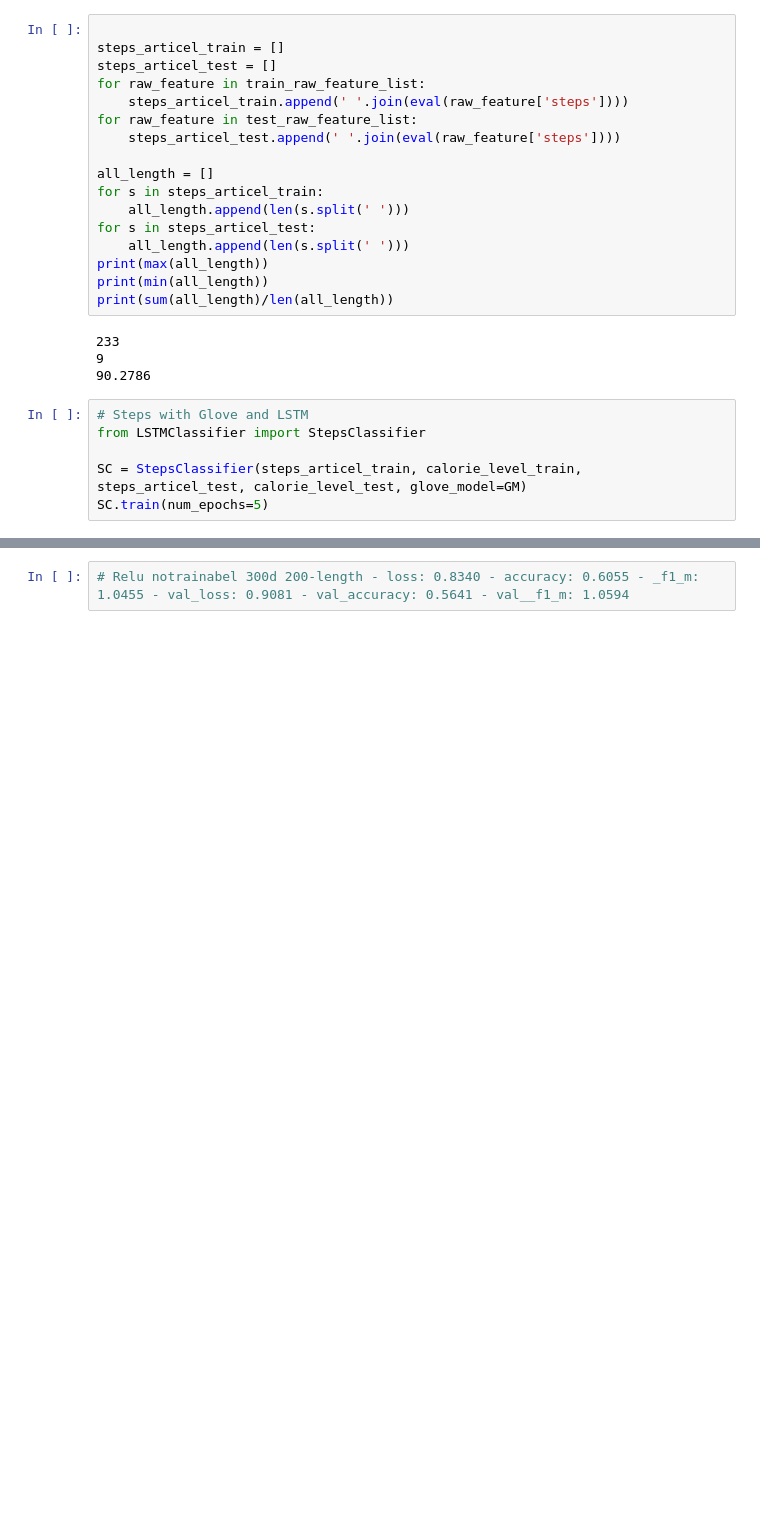
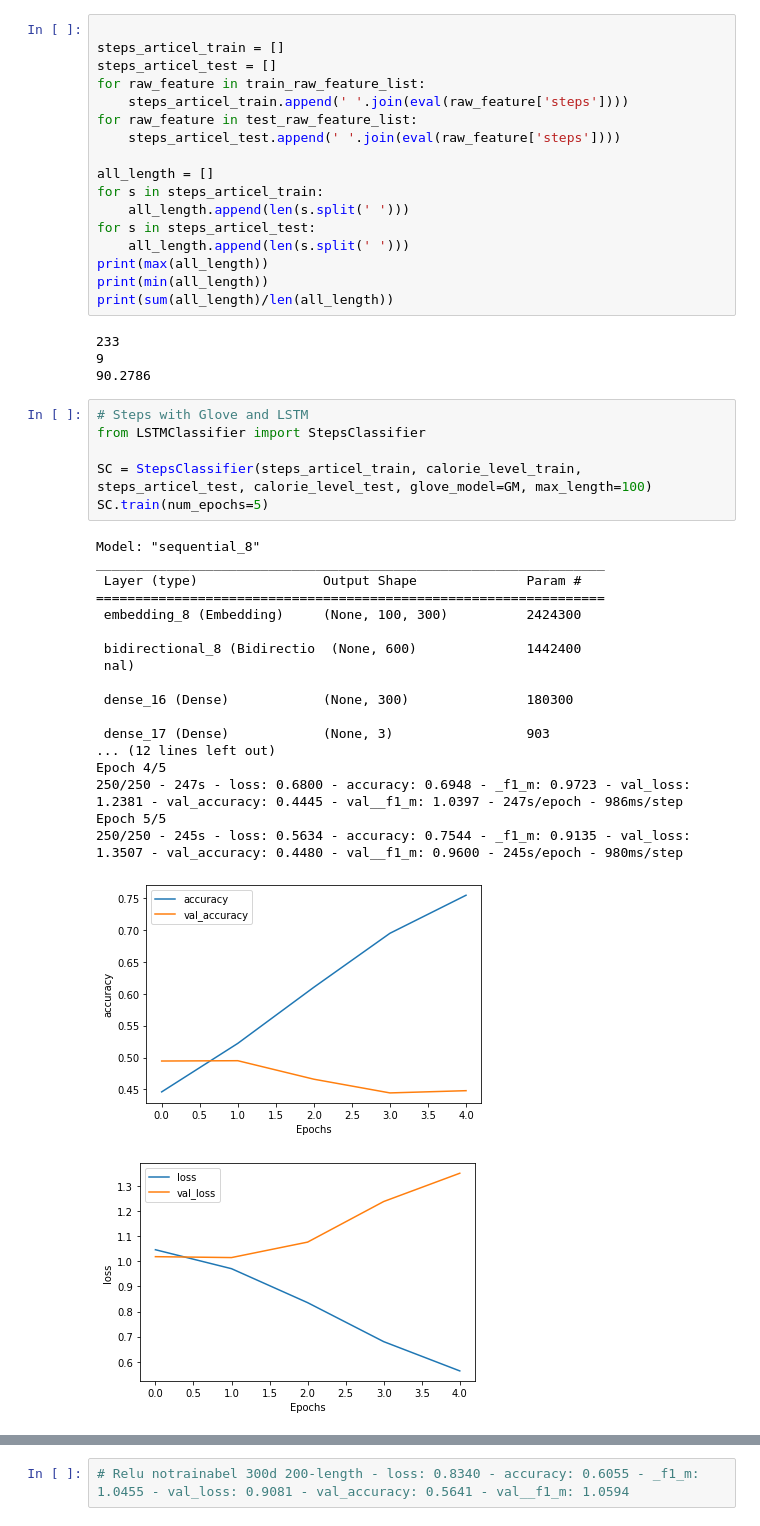
Before and after one commit to Gilone/Calorie-Prediction, a Jupyter notebook: Assignment2_Glove.ipynb, the cells around one changed output, grey strips where cells are left out. Drawn from its saved outputs; the diff is of its cells as text; blank space fills up the shorter version.

```diff
--- a/Assignment2_Glove.ipynb
+++ b/Assignment2_Glove.ipynb
@@ -104,7 +104,27 @@ print(sum(all_length)/len(all_length))
 # %%
 # Steps with Glove and LSTM
 from LSTMClassifier import StepsClassifier
 
-SC = StepsClassifier(steps_articel_train, calorie_level_train, steps_articel_test, calorie_level_test, glove_model=GM)
+SC = StepsClassifier(steps_articel_train, calorie_level_train, steps_articel_test, calorie_level_test, glove_model=GM, max_length=100)
 SC.train(num_epochs=5)
+# %% [output]
+Model: "sequential_8"
+_________________________________________________________________
+ Layer (type)                Output Shape              Param #
+=================================================================
+ embedding_8 (Embedding)     (None, 100, 300)          2424300
+
+ bidirectional_8 (Bidirectio  (None, 600)              1442400
+ nal)
+
+ dense_16 (Dense)            (None, 300)               180300
+
+ dense_17 (Dense)            (None, 3)                 903
+... (12 lines left out)
+Epoch 4/5
+250/250 - 247s - loss: 0.6800 - accuracy: 0.6948 - _f1_m: 0.9723 - val_loss: 1.2381 - val_accuracy: 0.4445 - val__f1_m: 1.0397 - 247s/epoch - 986ms/step
+Epoch 5/5
+250/250 - 245s - loss: 0.5634 - accuracy: 0.7544 - _f1_m: 0.9135 - val_loss: 1.3507 - val_accuracy: 0.4480 - val__f1_m: 0.9600 - 245s/epoch - 980ms/step
+[figure, added]
+[figure, added]
 # %%
```
Also changed, not shown: parts of 8 cells of this notebook.
